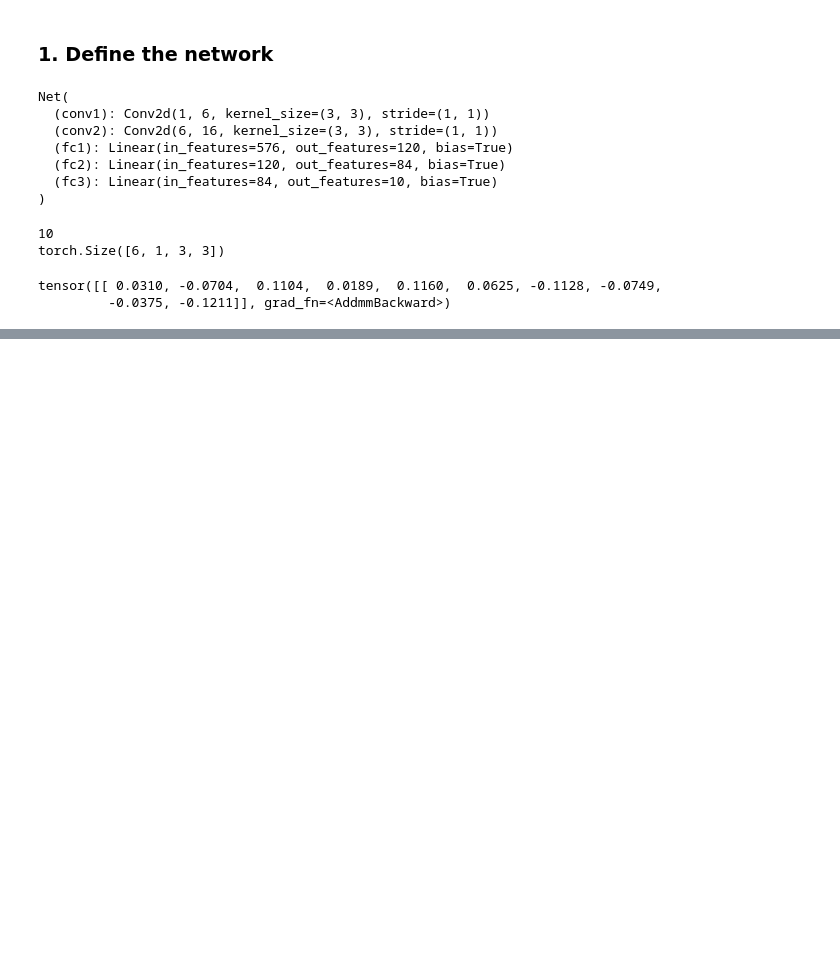
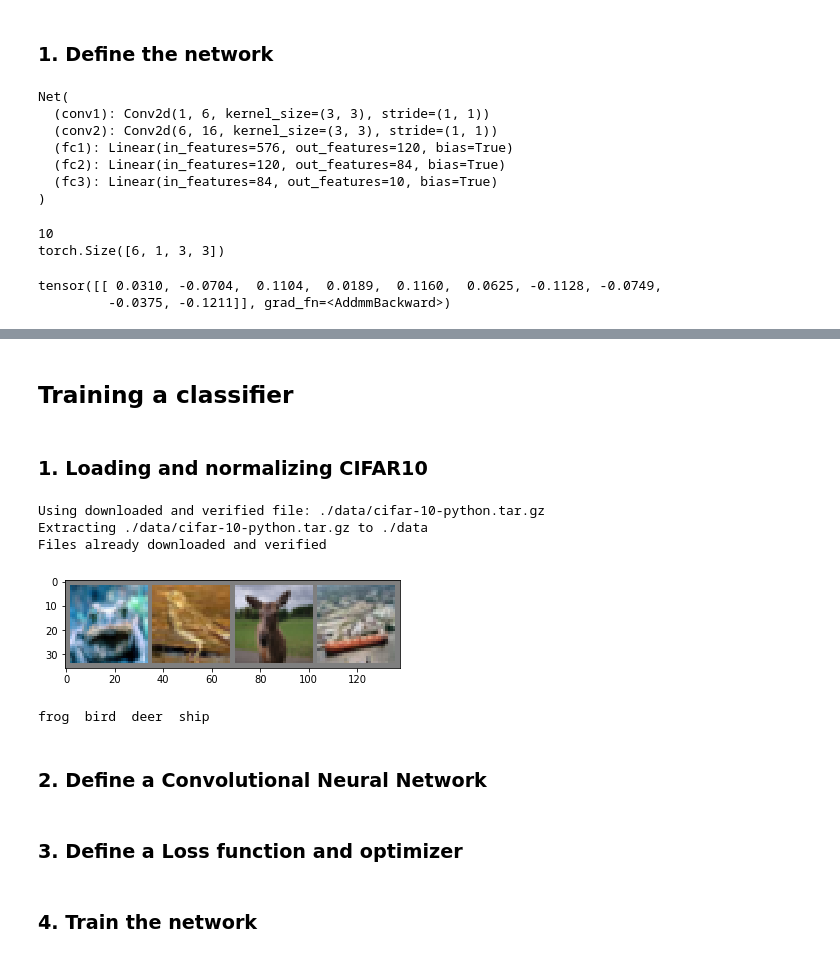
Before and after one commit to zrhett/python-learning-notes, a Jupyter notebook: pytorch/c1.ipynb, the cells around one changed output, grey strips where cells are left out. Saved outputs shown, nothing was run; the diff lists cells and outputs as text; code cells hidden in the pictures; blank space fills up the shorter version.

```diff
--- a/pytorch/c1.ipynb
+++ b/pytorch/c1.ipynb
@@ -185,0 +214,18 @@ out.backward(torch.randn(1, 10))
+# %%
+import torch.optim as optim
+
+learning_rage = 0.01
+
+for f in net.parameters():
+    f.data.sub_(f.grad.data * learning_rage)
+
+optimizer = optim.SGD(net.parameters(), lr=0.01)
+optimizer.zero_grad()
+output = net(input)
+loss = criterion(output, target)
+loss.backward()
+optimizer.step()
+# %% [markdown]
+## Training a classifier
+# %% [markdown]
+### 1. Loading and normalizing CIFAR10
@@ -185,0 +236,39 @@ out.backward(torch.randn(1, 10))
+# %%
+transform = transforms.Compose(
+    [transforms.ToTensor(),
+     transforms.Normalize((0.5, 0.5, 0.5), (0.5, 0.5, 0.5))])
+trainset = torchvision.datasets.CIFAR10(root='./data', train=True,
+                                       download=True, transform=transform)
+trainloader = torch.utils.data.DataLoader(trainset, batch_size=4,
+                                         shuffle=True, num_workers=2)
+testset = torchvision.datasets.CIFAR10(root='./data', train=False,
+                                      download=True, transform=transform)
+testloader = torch.utils.data.DataLoader(testset, batch_size=4,
+                                        shuffle=False, num_workers=2)
+
+classes = ('plane', 'car', 'bird', 'cat', 'deer',
+           'dog', 'frog', 'horse', 'ship', 'truck')
+# %% [output]
+Using downloaded and verified file: ./data/cifar-10-python.tar.gz
+Extracting ./data/cifar-10-python.tar.gz to ./data
+Files already downloaded and verified
+# %%
+import matplotlib.pyplot as plt
+import numpy as np
+
+def imshow(img):
+    img = img / 2 + 0.5
+    npimg = img.numpy()
+    plt.imshow(np.transpose(npimg, (1, 2, 0)))
+    plt.show()
+
+dataiter = iter(trainloader)
+images, labels = dataiter.next()
+
+imshow(torchvision.utils.make_grid(images))
+print(' '.join([f'{classes[labels[j]]:5s}' for j in range(4)]))
+# %% [output]
+[figure, added]
+frog  bird  deer  ship
+# %% [markdown]
+### 2. Define a Convolutional Neural Network
@@ -185,0 +299,2 @@ out.backward(torch.randn(1, 10))
+# %% [markdown]
+### 3. Define a Loss function and optimizer
@@ -185,0 +306,2 @@ out.backward(torch.randn(1, 10))
+# %% [markdown]
+### 4. Train the network
```
Also changed, not shown: parts of 31 cells of this notebook.
